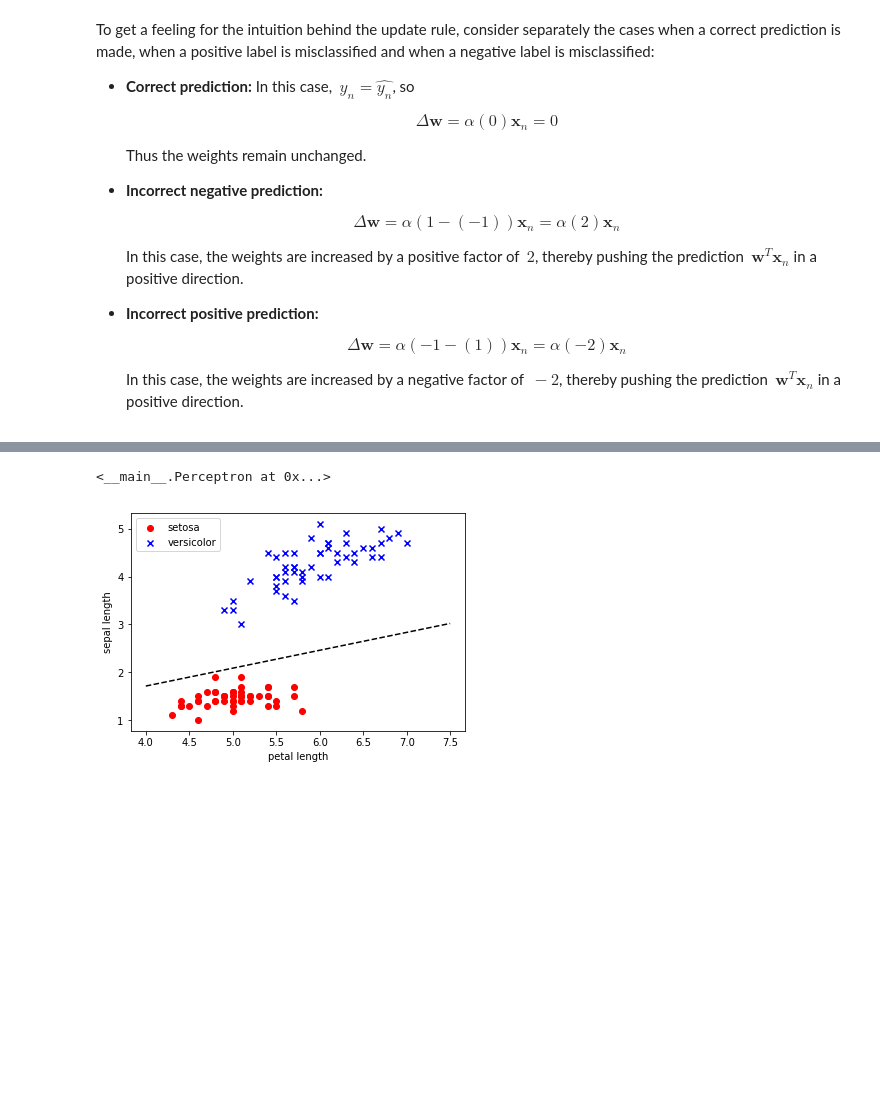
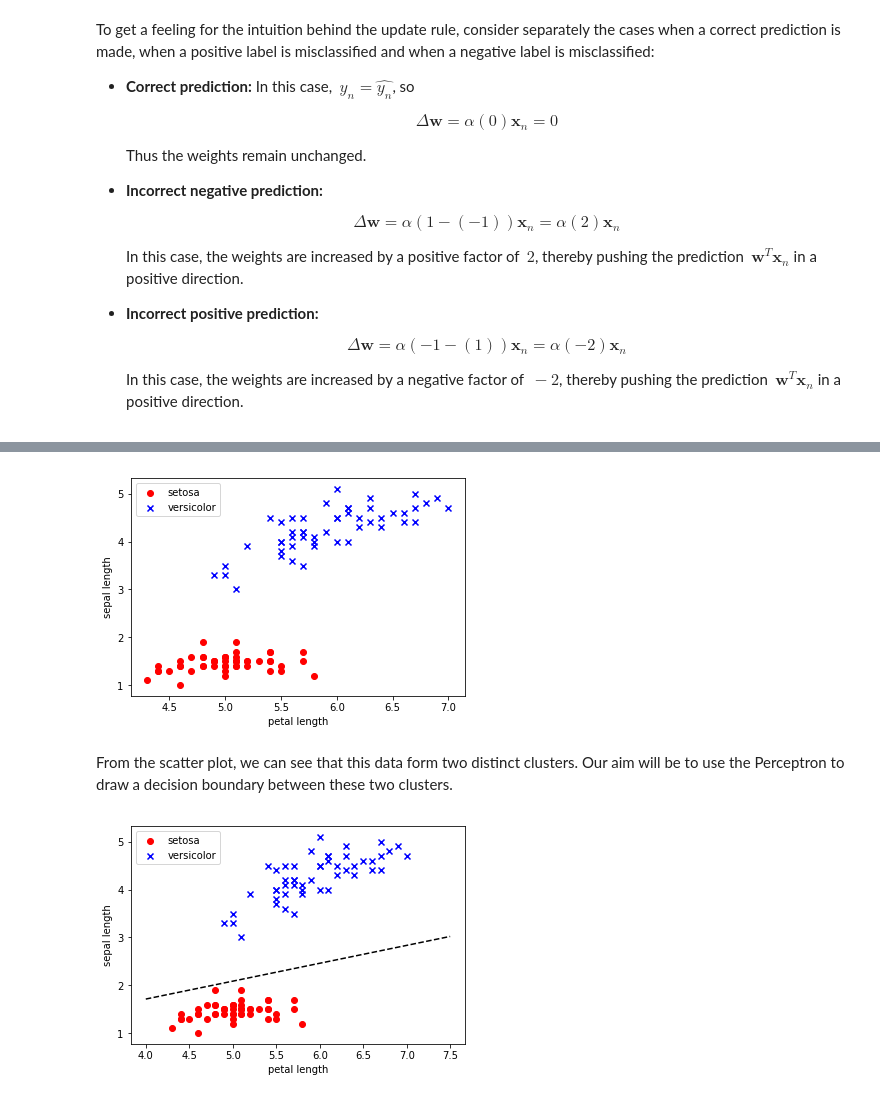
Before and after one commit to JontySinai/PythonAI, a Jupyter notebook: Notebooks/Sect1-2_Perceptron.ipynb, the cells around one changed output, grey strips where cells are left out. Saved outputs shown, nothing was run; the diff lists cells and outputs as text; code cells hidden in the pictures; blank space fills up the shorter version.

```diff
--- a/Notebooks/Sect1-2_Perceptron.ipynb
+++ b/Notebooks/Sect1-2_Perceptron.ipynb
@@ -184,14 +281,23 @@ class Perceptron(object):
 # %%
 import pandas as pd
 
+# load data
 iris = pd.read_csv('https://archive.ics.uci.edu/ml/machine-learning-databases/iris/iris.data', header = None)
 
 y = iris.iloc[0:100, 4].values
 y = np.where(y == 'Iris-setosa', -1, 1)
 X = iris.iloc[0:100, [0,2]].values
 
-model = Perceptron(alpha = 0.1, epochs = 10)
-model.learn(X,y)
+# data visualisation
+plt.scatter(X[:50, 0], X[:50, 1], color='red', marker='o', label='setosa')
+plt.scatter(X[50:100, 0], X[50:100, 1], color='blue', marker='x', label='versicolor')
+plt.xlabel('petal length')
+plt.ylabel('sepal length')
+plt.legend(loc='upper left')
+
+plt.show()
 # %% [output]
-<__main__.Perceptron at 0x...>
+[figure, added]
+# %% [markdown]
+From the scatter plot, we can see that this data form two distinct clusters. Our aim will be to use the Perceptron to draw a decision boundary between these two clusters.
 # %%
```
Also changed, not shown: parts of 12 cells of this notebook, 1 other file.
